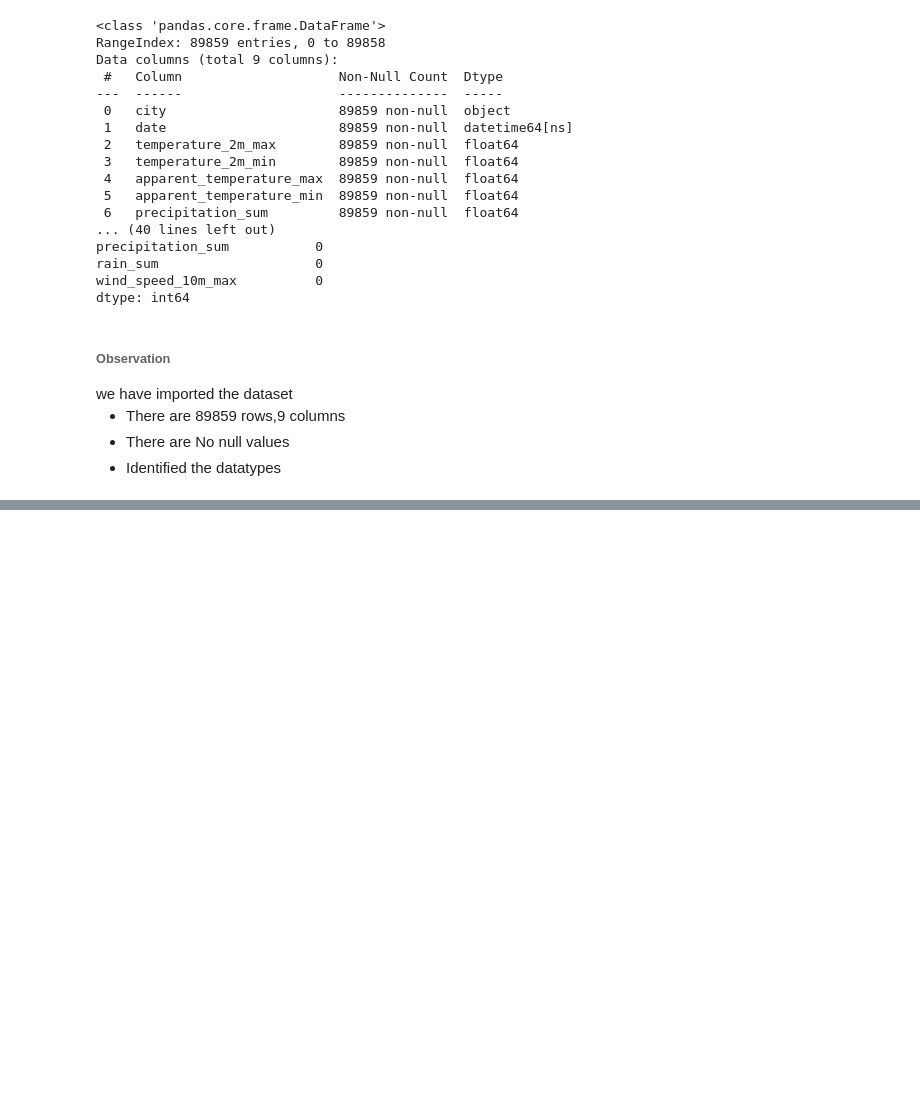
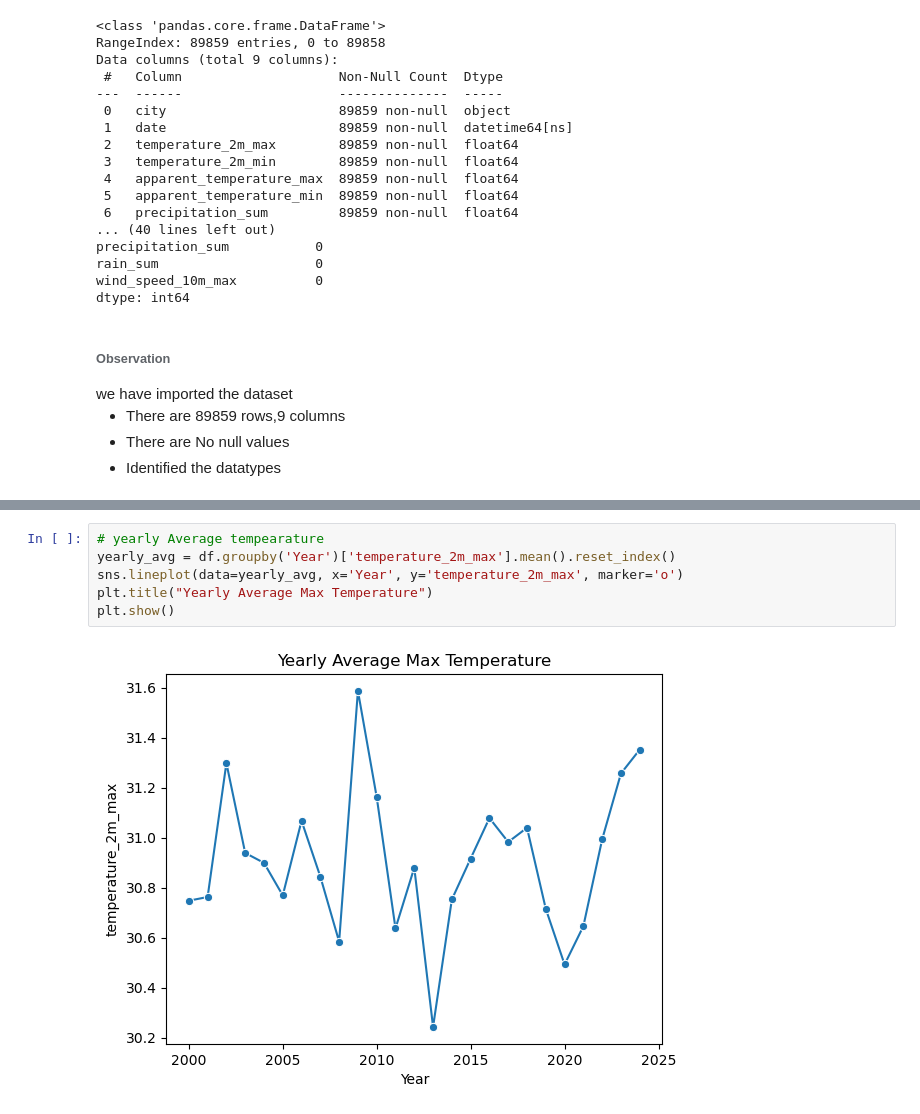
Before and after one commit to Keerthanabommera/Heatwave_Prediction_Project, a Jupyter notebook: Heatwave_Intensity_Duration_Prediction.ipynb, the cells around one changed output, grey strips where cells are left out. Cells and saved outputs as stored; diff of their text form; blank space fills up the shorter version.

```diff
--- a/Heatwave_Intensity_Duration_Prediction.ipynb
+++ b/Heatwave_Intensity_Duration_Prediction.ipynb
@@ -67,0 +106,8 @@ we have imported the dataset
+# %%
+# yearly Average tempearature
+yearly_avg = df.groupby('Year')['temperature_2m_max'].mean().reset_index()
+sns.lineplot(data=yearly_avg, x='Year', y='temperature_2m_max', marker='o')
+plt.title("Yearly Average Max Temperature")
+plt.show()
+# %% [output]
+[figure, added]
```
Also changed, not shown: parts of 17 cells of this notebook.
